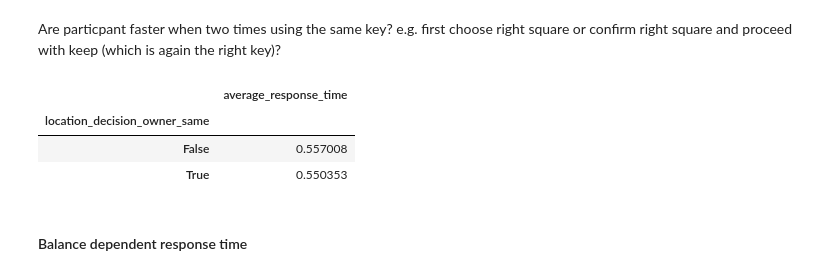
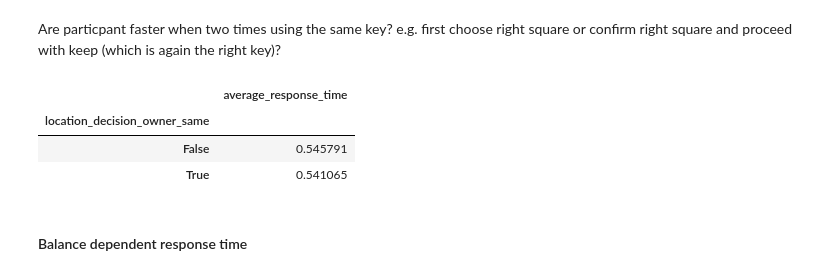
Before and after one commit to anjaghub/master_thesis, a Jupyter notebook: analysis.ipynb, the cells around one changed output. Saved outputs shown, nothing was run; the diff lists cells and outputs as text; code cells hidden in the pictures.

```diff
--- a/analysis.ipynb
+++ b/analysis.ipynb
@@ -17,6 +18,7 @@ The questionnaire data is preprocessed in a separate step by calling the survey_
 Both preprocessed data files are stored as csv files.
 # %%
 # List all data files which should be preprocessed
+
 data_files = ['3157.csv',
               '3430.csv',
               '4489.csv',
@@ -28,6 +30,19 @@ data_files = ['3157.csv',
               '411686.csv',
               '649043.csv',
               '965200.csv',
+              '633326.csv',
+              '982078.csv',
+              '990857.csv',
+              '886787.csv',
+              '852408.csv',
+              '470738.csv',
+              '020622.csv',
+              '874910.csv',
+              '828938.csv',
+              '417785.csv',
+              '153234.csv',
+              '106121.csv',
+              '8050.csv'
               ]
 # %%
 # Preprocess data from experiment
@@ -261,22 +342,24 @@ Are particpant faster when two times using the same key? e.g. first choose right
 # %%
 # TODO: it would probably make sense to sort out wrong answers
 
 # Select subset from data with only relevant columns
 subset = data.loc[:, ['participant', 'trial_index_within_participant', 'choice_location', 'owner_confirm_keys', 'owner_confirm_rt']].copy()
 
 # Create identifier column: location_decision_owner_same = True / False
 subset.loc[:, 'location_decision_owner_same'] = (
     ((subset['choice_location'] == 'left') & (subset['owner_confirm_keys'] == 'g')) |
     ((subset['choice_location'] == 'right') & (subset['owner_confirm_keys'] == 'k'))
 )
 
+subset = subset.groupby(['participant','location_decision_owner_same']).agg(average_response_time=('owner_confirm_rt', 'mean'))
+
 # Aggregate owner_confirm_rt
-subset.groupby(['location_decision_owner_same']).agg(average_response_time=('owner_confirm_rt', 'mean'))
+subset.groupby(['location_decision_owner_same']).agg(average_response_time=('average_response_time', 'mean'))
 # %% [output]
 |  | average_response_time |
 | location_decision_owner_same |  |
-| False | 0.557008 |
-| True | 0.550353 |
+| False | 0.545791 |
+| True | 0.541065 |
 # %% [markdown]
 #### Balance dependent response time
 # %% [markdown]
```
Also changed, not shown: parts of 19 cells of this notebook.
